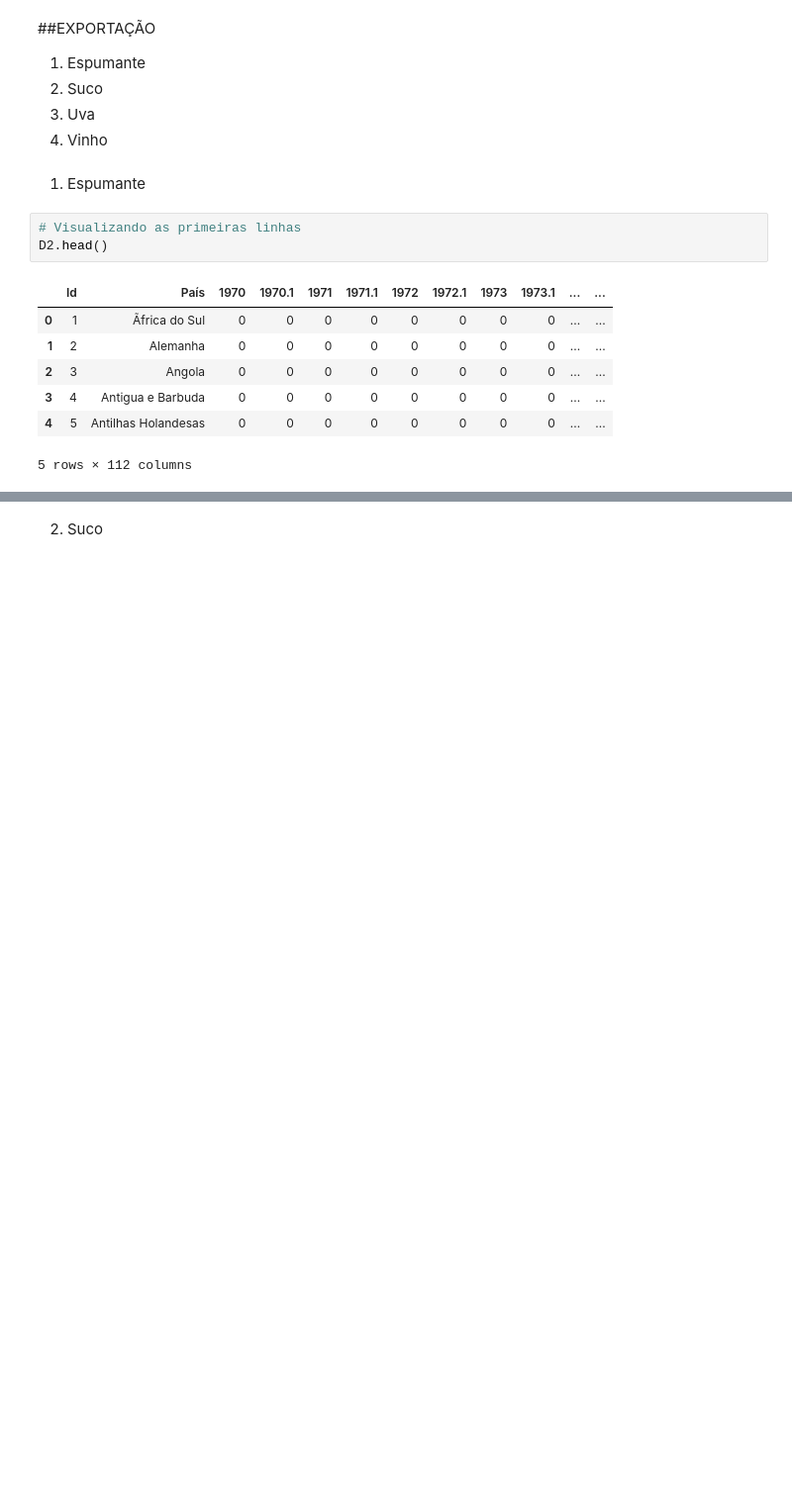
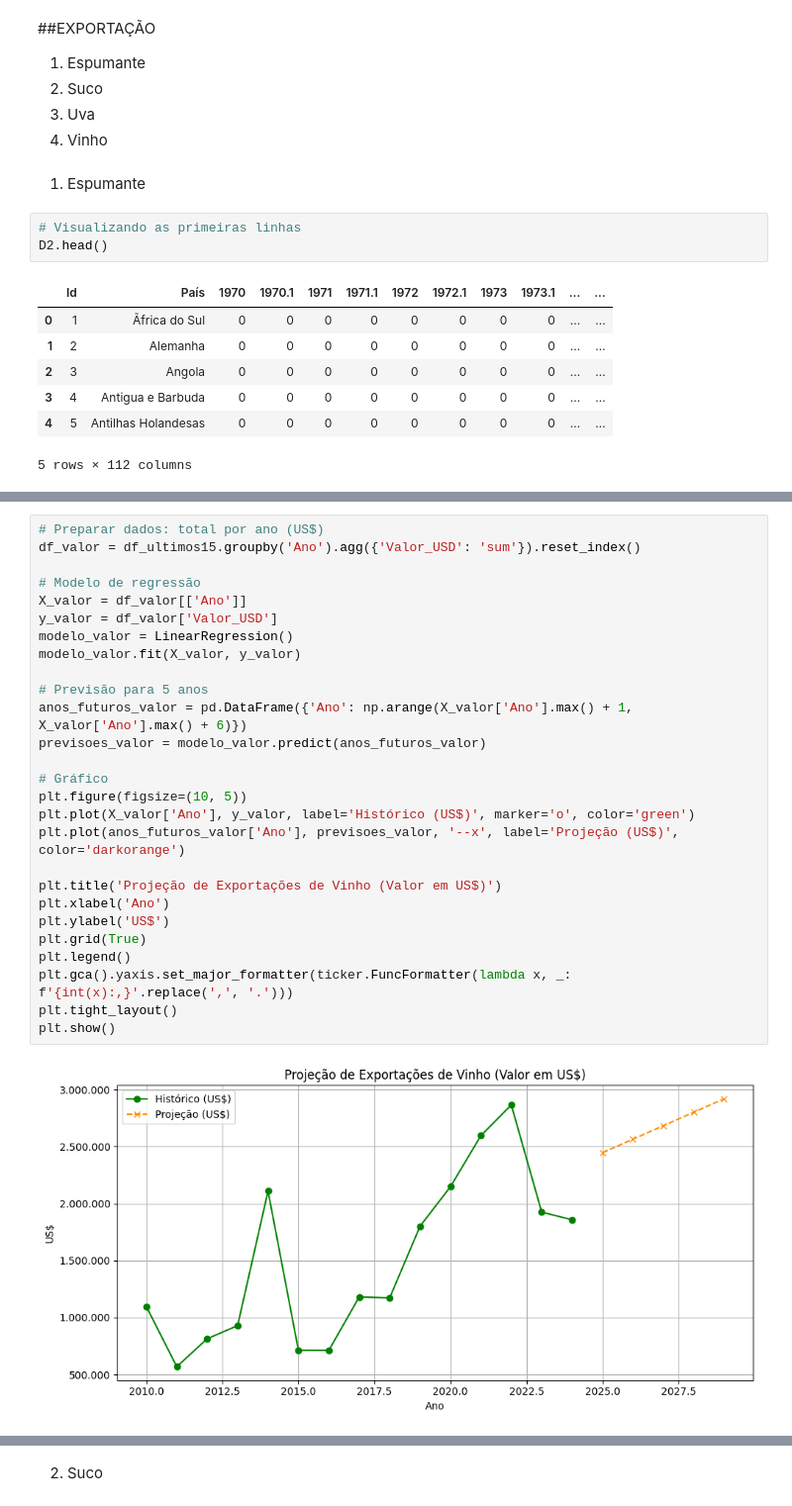
Before and after one commit to jaqueantunes/export_uva, a Jupyter notebook: PosFIAP_Export.ipynb, the cells around one changed output, grey strips where cells are left out. Shown at 99% size. Drawn from its saved outputs; the diff is of its cells as text; blank space fills up the shorter version.

```diff
--- a/PosFIAP_Export.ipynb
+++ b/PosFIAP_Export.ipynb
@@ -188,0 +439,29 @@ D2.head()
+# %%
+# Preparar dados: total por ano (US$)
+df_valor = df_ultimos15.groupby('Ano').agg({'Valor_USD': 'sum'}).reset_index()
+
+# Modelo de regressão
+X_valor = df_valor[['Ano']]
+y_valor = df_valor['Valor_USD']
+modelo_valor = LinearRegression()
+modelo_valor.fit(X_valor, y_valor)
+
+# Previsão para 5 anos
+anos_futuros_valor = pd.DataFrame({'Ano': np.arange(X_valor['Ano'].max() + 1, X_valor['Ano'].max() + 6)})
+previsoes_valor = modelo_valor.predict(anos_futuros_valor)
+
+# Gráfico
+plt.figure(figsize=(10, 5))
+plt.plot(X_valor['Ano'], y_valor, label='Histórico (US$)', marker='o', color='green')
+plt.plot(anos_futuros_valor['Ano'], previsoes_valor, '--x', label='Projeção (US$)', color='darkorange')
+
+plt.title('Projeção de Exportações de Vinho (Valor em US$)')
+plt.xlabel('Ano')
+plt.ylabel('US$')
+plt.grid(True)
+plt.legend()
+plt.gca().yaxis.set_major_formatter(ticker.FuncFormatter(lambda x, _: f'{int(x):,}'.replace(',', '.')))
+plt.tight_layout()
+plt.show()
+# %% [output]
+[figure, added]
```
Also changed, not shown: parts of 55 cells of this notebook.
